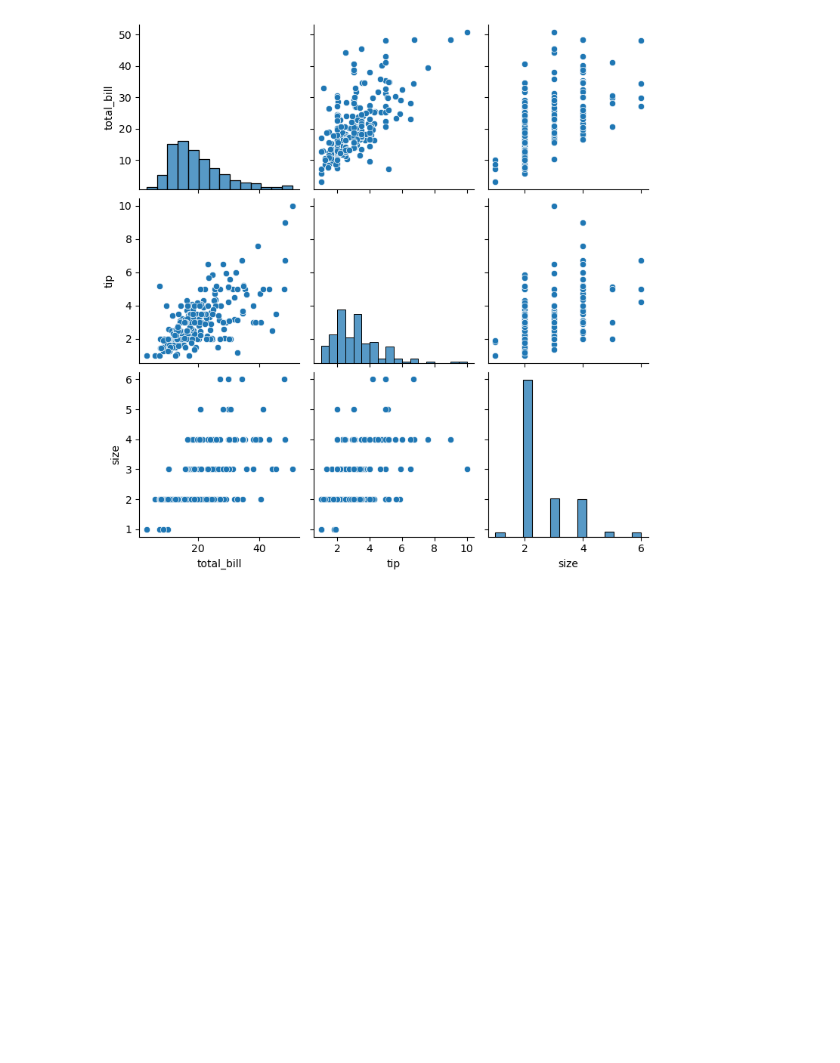
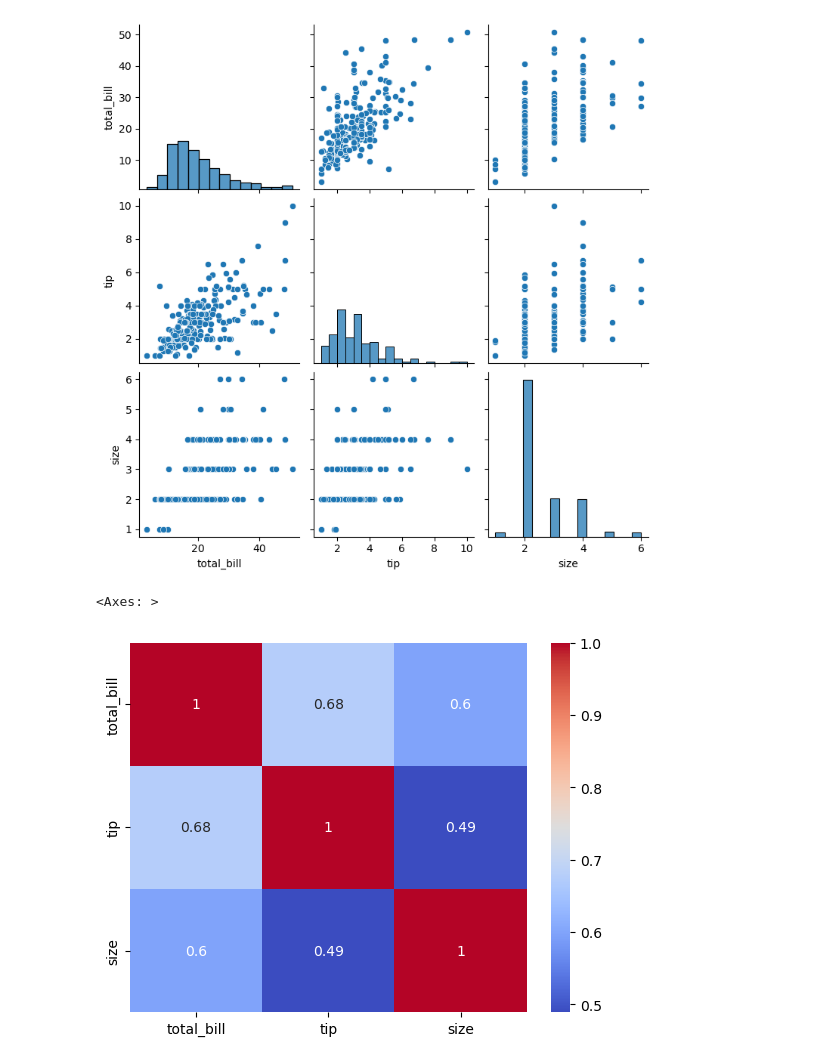
Before and after one commit to Parth0124/Python-Practice, a Jupyter notebook: Data Analysis/seaborn.ipynb, the cells around one changed output. Saved outputs shown, nothing was run; the diff lists cells and outputs as text; code cells hidden in the pictures; blank space fills up the shorter version.

Commit message:
heatmap

```diff
--- a/Data Analysis/seaborn.ipynb
+++ b/Data Analysis/seaborn.ipynb
@@ -81,3 +81,12 @@ sns.pairplot(tips)  ### only on numerical variable and no categorical variable c
 # %% [output]
 <seaborn.axisgrid.PairGrid at 0x...>
 [figure]
+# %%
+### heatmap
+
+corr=tips[['total_bill', 'tip', 'size']].corr()
+corr
+sns.heatmap(corr, annot=True, cmap='coolwarm')
+# %% [output]
+<Axes: >
+[figure, added]
```
